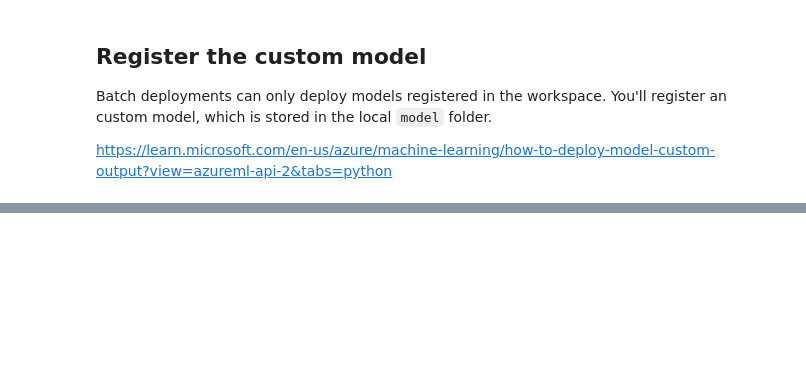
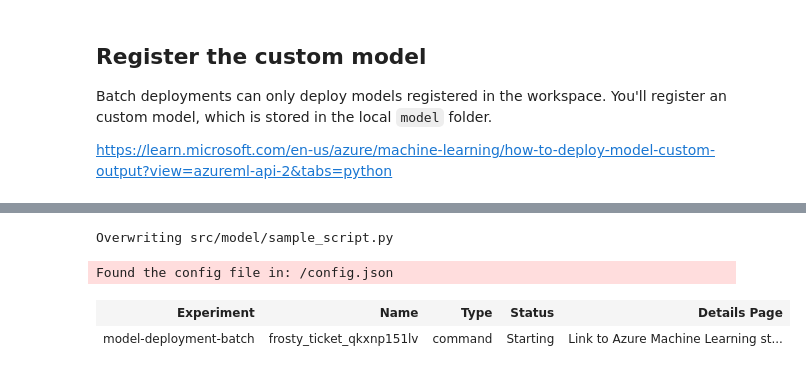
Before and after one commit to farbodtaymouri/my-azure-ml-projects, a Jupyter notebook: model-deployment-batch/Batch-deployment.ipynb, the cells around one changed output, grey strips where cells are left out. Cells and saved outputs as stored; diff of their text form; code cells hidden in the pictures; blank space fills up the shorter version.

Commit message:
batch inference

```diff
--- a/model-deployment-batch/Batch-deployment.ipynb
+++ b/model-deployment-batch/Batch-deployment.ipynb
@@ -48,0 +245,46 @@ https://learn.microsoft.com/en-us/azure/machine-learning/how-to-deploy-model-cus
+# %%
+%%writefile src/model/sample_script.py
+
+# Sample script to run in the custom environment
+
+import sys
+import os
+import pickle
+import glob
+import pandas as pd
+from pathlib import Path
+from typing import List
+
+print(sys.version)
+# %% [output]
+Overwriting src/model/sample_script.py
+# %%
+#import required libraries
+from azure.ai.ml import MLClient, command
+from azure.ai.ml.entities import Environment
+from azure.identity import DefaultAzureCredential
+
+# Get a handle to workspace
+ml_client = MLClient.from_config(credential=credential)
+
+
+# define the command
+command_job = command(
+    code='./src/model',
+    command='python sample_script.py',
+    # inputs={
+    # "diabetes_data": Input(
+    #     type=AssetTypes.URI_FILE,
+    #     path="azureml:diabetes-local:1"
+    #     )
+    # },
+    environment='FarbodTaymouri-env-batch@latest',
+    compute='farbodCluster',   # Local mode doesn't work
+)
+
+returned_job = ml_client.jobs.create_or_update(command_job)
+returned_job
+# %% [output]
+Found the config file in: /config.json
+| Experiment | Name | Type | Status | Details Page |
+| model-deployment-batch | frosty_ticket_qkxnp151lv | command | Starting | Link to Azure Machine Learning st... |
```
Also changed, not shown: parts of 27 cells of this notebook, 10 other files.
